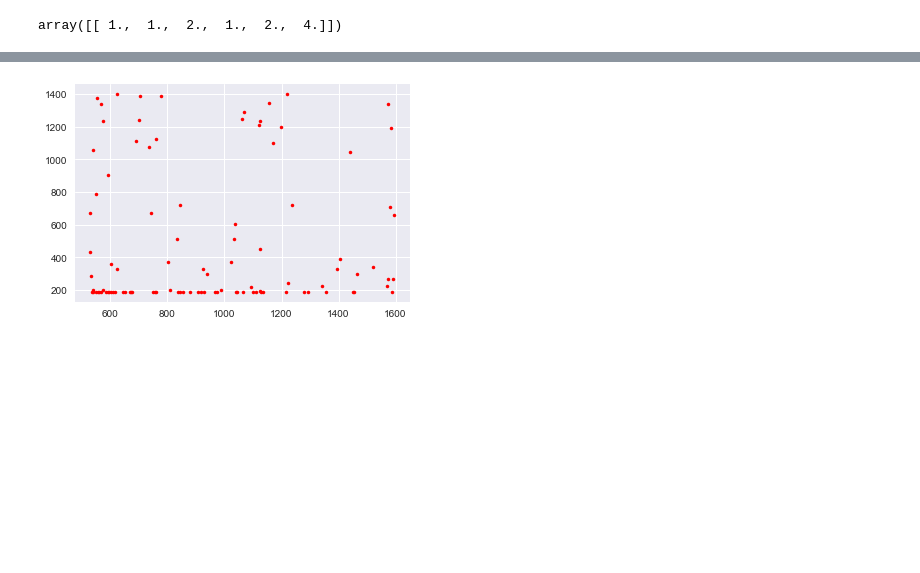
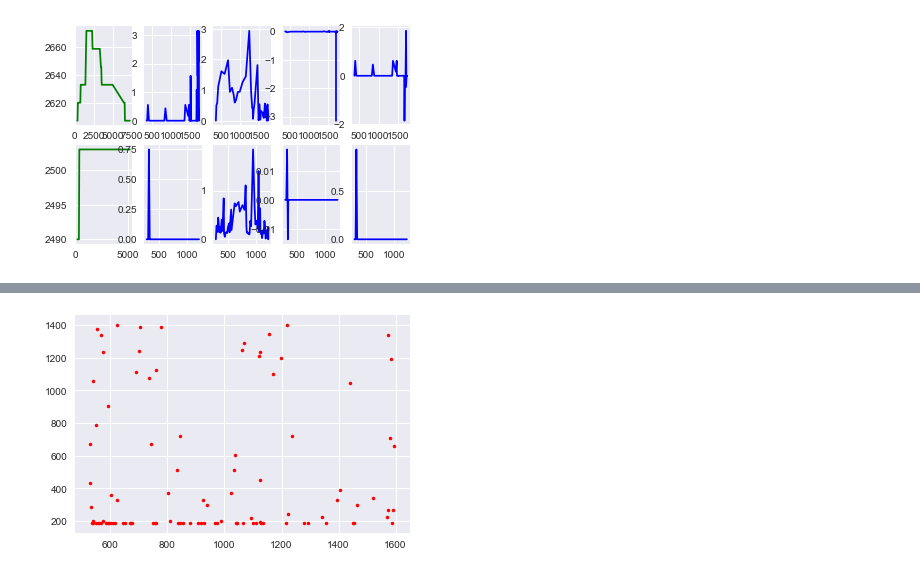
Before and after one commit to FacelessManipulator/MouseTrackDetect, a Jupyter notebook: Pre.ipynb, the cells around one changed output, grey strips where cells are left out. Saved outputs shown, nothing was run; the diff lists cells and outputs as text; code cells hidden in the pictures; blank space fills up the shorter version.

```diff
--- a/Pre.ipynb
+++ b/Pre.ipynb
@@ -224,6 +396,64 @@ for i,s in enumerate(machine[300:]):
-# %%
-quadratic_featurizer = PolynomialFeatures(degree=2)
-quadratic_featurizer.fit_transform(np.array([1,2,3])[0:2])
-# %% [output]
-array([[ 1.,  1.,  2.,  1.,  2.,  4.]])
+# %%
+saves = 10000
+rows,cols=2,5
+# data = machine
+data = people
+fig,plts = plt.subplots(rows,cols)
+for i,s in enumerate(data[0:]):
+    if i >= rows:
+        break
+    index, start, track, des, flag = get_track(s)
+    track = np.vstack([track[0], track, track[-1]])#添加固定偏差来保证数据有效
+    delta = track[1:] - track[:-1]
+    delta[:,2]+=1#固定偏差用来消除0
+
+    angular = np.arccos(delta[:,0]/np.sqrt(np.square(delta[:,0])+np.square(delta[:,1])))
+    angular = np.nan_to_num(angular)
+    angularDeltaTime = np.hstack((angular, delta[:,2]))#x1角度,x2为时间差
+    timeAngular = np.hstack((track[1:,2],angular))#x1为时间，x2为角度
+
+    angularVelocity = (angular[1:] - angular[:-1])/delta[1:,2]#角速度
+    angularVelocityDeltaTime = np.hstack((np.nan_to_num(angularVelocity), delta[1:,2]))#x1角度,x2为时间差
+    timeAngularVelocity = np.hstack((track[2:,2],np.nan_to_num(angularVelocity)))#x1为时间，x2为角度
+
+    speed = np.sqrt(np.square(delta[:,0])+np.square(delta[:,1]))/delta[:,2]
+    timeSpeed = np.hstack((track[1:,2],np.nan_to_num(speed)))#x1为时间，x2为速度
+    speedDeltaTime = np.hstack((np.nan_to_num(speed), delta[:,2]))#x1为速度，x2为时间差
+
+    acceleration = (speed[1:,0] - speed[:-1,0])/delta[1:,2]#加速度
+    accelerationDeltaTime = np.hstack((np.nan_to_num(acceleration), delta[1:,2]))
+    timeAcceleration = np.hstack((track[2:,2], np.nan_to_num(acceleration)))
+
+    trackGrad = (track[1:,1] - track[:-1,1])/(track[1:,0] - track[:-1,0])
+    speedY = delta[:,1]/delta[:,2]
+#     trackHessen = (trackGrad[1:] - trackGrad[:-1])/(trackGrad[1:,0] - trackGrad[:-1,0])
+
+
+
+    canvas = plts[i][0]#轨迹
+    canvas.plot(track[:,2],track[:,1],'-g')
+#     canvas.plot(*start, '.r')
+#     stabs = find_stab(track, stride=100, height=25, max_t=100)
+    stabs = find_stab_2(track, height=0)
+    deltax = track[:,0].max() - track[:,0].min()
+    deltay = track[:,1].max() - track[:,1].min()
+#     stabs_t = np.abs((stabs[1:-1,1] - (stabs[2:,1]+stabs[:-2,1])/2)/deltay*deltax/(stabs[2:,0]-stabs[:-2,0]+1))
+#     t = stabs_t.max()
+#     print(stabs_t)
+#     print(index,stabs_t.max(), np.count_nonzero(stabs_t>1.5))
+#     canvas.plot(stabs[:,0], stabs[:,1], '.r') if stabs is not None else False
+#     canvas.plot(*des,'.r')
+    canvas = plts[i][1]#角度
+    canvas.plot(track[1:,0],angular,'-b')
+    canvas = plts[i][2]#移动速度
+    canvas.plot(track[1:,0],speed,'-b')
+    canvas = plts[i][3]#角速度
+    canvas.plot(track[2:,0],angularVelocity,'-b')
+#     canvas = plts[i][4]#加速度
+#     canvas.plot(track[2:,0],acceleration,'-b')
+    canvas = plts[i][4]#轨迹Hessen
+    canvas.plot(track[1:,0],trackGrad,'-b')
+#     print(track, np.nan_to_num(trackGrad))
+# %% [output]
+[figure, added]
 # %%
```
Also changed, not shown: parts of 13 cells of this notebook, 3 other files.
